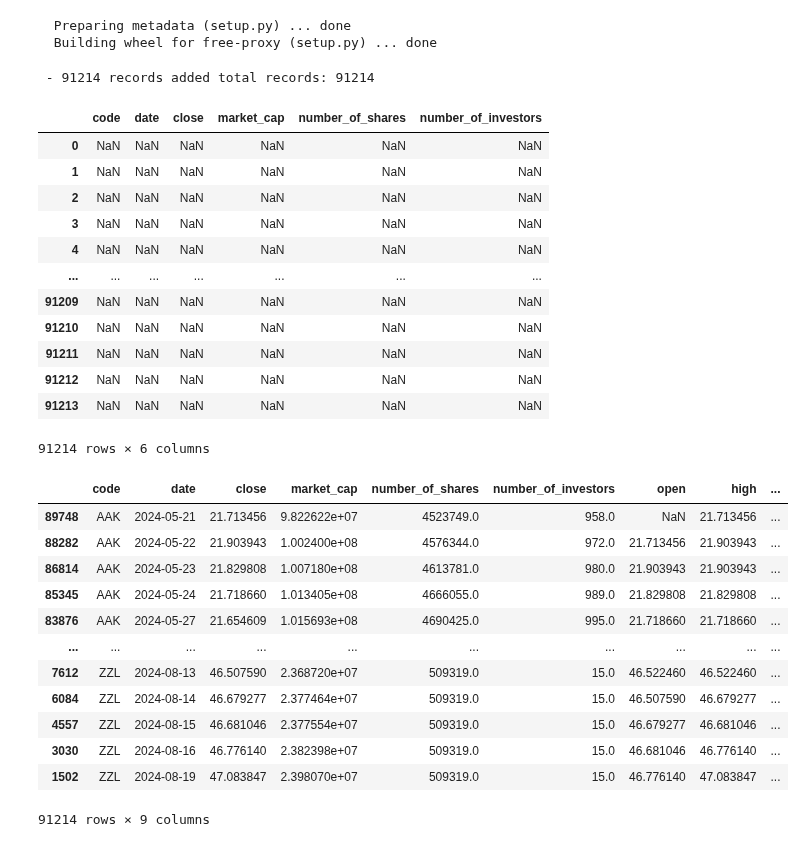
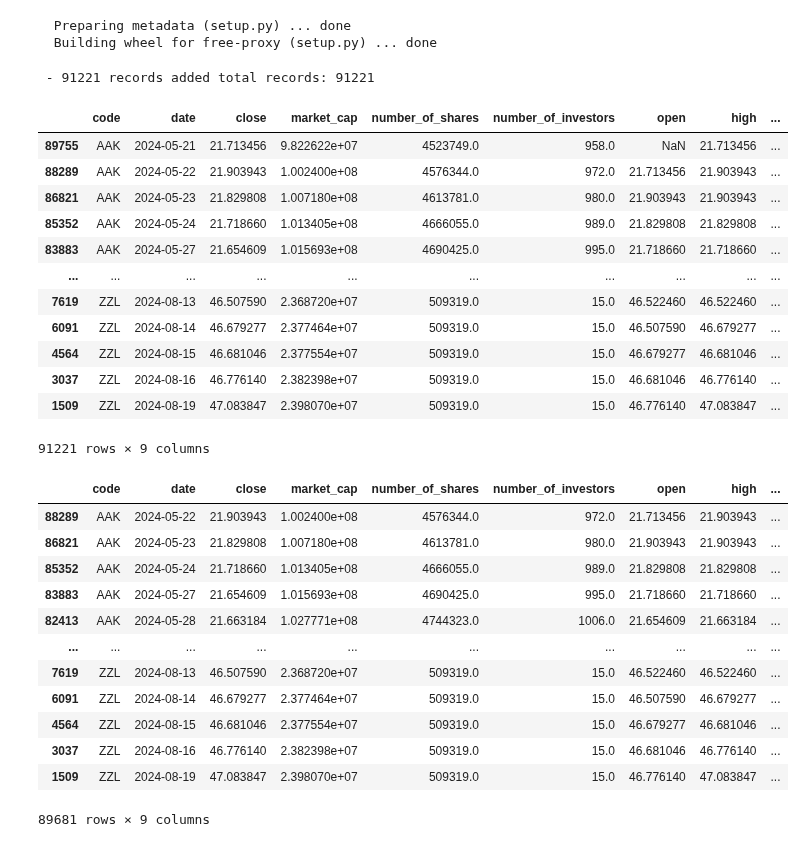
Before and after one commit to ozturkergin/ozturkergin, a Jupyter notebook: TEFAS_PowerBI_Import_v4.ipynb, the cells around one changed output. Drawn from its saved outputs; the diff is of its cells as text; code cells hidden in the pictures.

```diff
--- a/TEFAS_PowerBI_Import_v4.ipynb
+++ b/TEFAS_PowerBI_Import_v4.ipynb
@@ -265,43 +265,43 @@ fetched_data['market_cap'].astype(float,False)
 fetched_data['number_of_shares'].astype(float,False)
 fetched_data['number_of_investors'].astype(float,False)
 fetched_data[(fetched_data!=0)&(pd.isnull(fetched_data))]
-
-#fetched_data = fetched_data.drop(['fonunvantip','title'], axis=1)
+fetched_data = fetched_data.sort_values(['code', 'date'])
+fetched_data['open'] = fetched_data.groupby('code')['close'].shift(1)
+fetched_data['high'] = fetched_data[['open', 'close']].max(axis=1)
+fetched_data['low'] = fetched_data[['open', 'close']].min(axis=1)
+fetched_data
 # %% [output]
- - 91214 records added total records: 91214
+ - 91221 records added total records: 91221
-|  | code | date | close | market_cap | number_of_shares | number_of_investors |
-| 0 | NaN | NaN | NaN | NaN | NaN | NaN |
-| 1 | NaN | NaN | NaN | NaN | NaN | NaN |
-| 2 | NaN | NaN | NaN | NaN | NaN | NaN |
-| 3 | NaN | NaN | NaN | NaN | NaN | NaN |
-| 4 | NaN | NaN | NaN | NaN | NaN | NaN |
-| ... | ... | ... | ... | ... | ... | ... |
-| 91209 | NaN | NaN | NaN | NaN | NaN | NaN |
-| 91210 | NaN | NaN | NaN | NaN | NaN | NaN |
-| 91211 | NaN | NaN | NaN | NaN | NaN | NaN |
-| 91212 | NaN | NaN | NaN | NaN | NaN | NaN |
-| 91213 | NaN | NaN | NaN | NaN | NaN | NaN |
+|  | code | date | close | market_cap | number_of_shares | number_of_investors | open | high | ... |
+| 89755 | AAK | 2024-05-21 | 21.713456 | 9.822622e+07 | 4523749.0 | 958.0 | NaN | 21.713456 | ... |
+| 88289 | AAK | 2024-05-22 | 21.903943 | 1.002400e+08 | 4576344.0 | 972.0 | 21.713456 | 21.903943 | ... |
+| 86821 | AAK | 2024-05-23 | 21.829808 | 1.007180e+08 | 4613781.0 | 980.0 | 21.903943 | 21.903943 | ... |
+| 85352 | AAK | 2024-05-24 | 21.718660 | 1.013405e+08 | 4666055.0 | 989.0 | 21.829808 | 21.829808 | ... |
+| 83883 | AAK | 2024-05-27 | 21.654609 | 1.015693e+08 | 4690425.0 | 995.0 | 21.718660 | 21.718660 | ... |
+| ... | ... | ... | ... | ... | ... | ... | ... | ... | ... |
+| 7619 | ZZL | 2024-08-13 | 46.507590 | 2.368720e+07 | 509319.0 | 15.0 | 46.522460 | 46.522460 | ... |
+| 6091 | ZZL | 2024-08-14 | 46.679277 | 2.377464e+07 | 509319.0 | 15.0 | 46.507590 | 46.679277 | ... |
+| 4564 | ZZL | 2024-08-15 | 46.681046 | 2.377554e+07 | 509319.0 | 15.0 | 46.679277 | 46.681046 | ... |
+| 3037 | ZZL | 2024-08-16 | 46.776140 | 2.382398e+07 | 509319.0 | 15.0 | 46.681046 | 46.776140 | ... |
+| 1509 | ZZL | 2024-08-19 | 47.083847 | 2.398070e+07 | 509319.0 | 15.0 | 46.776140 | 47.083847 | ... |
-91214 rows × 6 columns
+91221 rows × 9 columns
-# %%
-fetched_data = fetched_data.sort_values(['code', 'date'])
-fetched_data['open'] = fetched_data.groupby('code')['close'].shift(1)
-fetched_data['high'] = fetched_data[['open', 'close']].max(axis=1)
-fetched_data['low'] = fetched_data[['open', 'close']].min(axis=1)
-fetched_data
-# %% [output]
-|  | code | date | close | market_cap | number_of_shares | number_of_investors | open | high | ... |
-| 89748 | AAK | 2024-05-21 | 21.713456 | 9.822622e+07 | 4523749.0 | 958.0 | NaN | 21.713456 | ... |
-| 88282 | AAK | 2024-05-22 | 21.903943 | 1.002400e+08 | 4576344.0 | 972.0 | 21.713456 | 21.903943 | ... |
-| 86814 | AAK | 2024-05-23 | 21.829808 | 1.007180e+08 | 4613781.0 | 980.0 | 21.903943 | 21.903943 | ... |
-| 85345 | AAK | 2024-05-24 | 21.718660 | 1.013405e+08 | 4666055.0 | 989.0 | 21.829808 | 21.829808 | ... |
-| 83876 | AAK | 2024-05-27 | 21.654609 | 1.015693e+08 | 4690425.0 | 995.0 | 21.718660 | 21.718660 | ... |
-| ... | ... | ... | ... | ... | ... | ... | ... | ... | ... |
-| 7612 | ZZL | 2024-08-13 | 46.507590 | 2.368720e+07 | 509319.0 | 15.0 | 46.522460 | 46.522460 | ... |
-| 6084 | ZZL | 2024-08-14 | 46.679277 | 2.377464e+07 | 509319.0 | 15.0 | 46.507590 | 46.679277 | ... |
-| 4557 | ZZL | 2024-08-15 | 46.681046 | 2.377554e+07 | 509319.0 | 15.0 | 46.679277 | 46.681046 | ... |
-| 3030 | ZZL | 2024-08-16 | 46.776140 | 2.382398e+07 | 509319.0 | 15.0 | 46.681046 | 46.776140 | ... |
-| 1502 | ZZL | 2024-08-19 | 47.083847 | 2.398070e+07 | 509319.0 | 15.0 | 46.776140 | 47.083847 | ... |
-91214 rows × 9 columns
+# %%
+fetched_data = fetched_data.dropna()
+fetched_data
+# %% [output]
+|  | code | date | close | market_cap | number_of_shares | number_of_investors | open | high | ... |
+| 88289 | AAK | 2024-05-22 | 21.903943 | 1.002400e+08 | 4576344.0 | 972.0 | 21.713456 | 21.903943 | ... |
+| 86821 | AAK | 2024-05-23 | 21.829808 | 1.007180e+08 | 4613781.0 | 980.0 | 21.903943 | 21.903943 | ... |
+| 85352 | AAK | 2024-05-24 | 21.718660 | 1.013405e+08 | 4666055.0 | 989.0 | 21.829808 | 21.829808 | ... |
+| 83883 | AAK | 2024-05-27 | 21.654609 | 1.015693e+08 | 4690425.0 | 995.0 | 21.718660 | 21.718660 | ... |
+| 82413 | AAK | 2024-05-28 | 21.663184 | 1.027771e+08 | 4744323.0 | 1006.0 | 21.654609 | 21.663184 | ... |
+| ... | ... | ... | ... | ... | ... | ... | ... | ... | ... |
+| 7619 | ZZL | 2024-08-13 | 46.507590 | 2.368720e+07 | 509319.0 | 15.0 | 46.522460 | 46.522460 | ... |
+| 6091 | ZZL | 2024-08-14 | 46.679277 | 2.377464e+07 | 509319.0 | 15.0 | 46.507590 | 46.679277 | ... |
+| 4564 | ZZL | 2024-08-15 | 46.681046 | 2.377554e+07 | 509319.0 | 15.0 | 46.679277 | 46.681046 | ... |
+| 3037 | ZZL | 2024-08-16 | 46.776140 | 2.382398e+07 | 509319.0 | 15.0 | 46.681046 | 46.776140 | ... |
+| 1509 | ZZL | 2024-08-19 | 47.083847 | 2.398070e+07 | 509319.0 | 15.0 | 46.776140 | 47.083847 | ... |
+89681 rows × 9 columns
 # %%
 def calculate_rsi(group, window_length):
     rsi_values = ta.rsi(close=group['close'], length=window_length)
```
Also changed, not shown: parts of 4 cells of this notebook.
